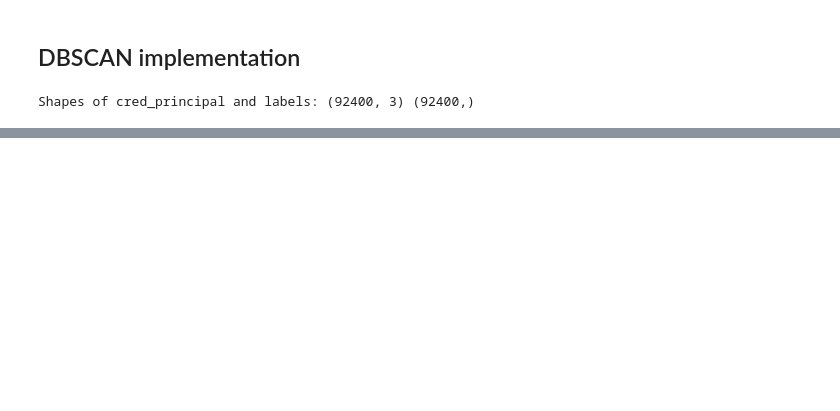
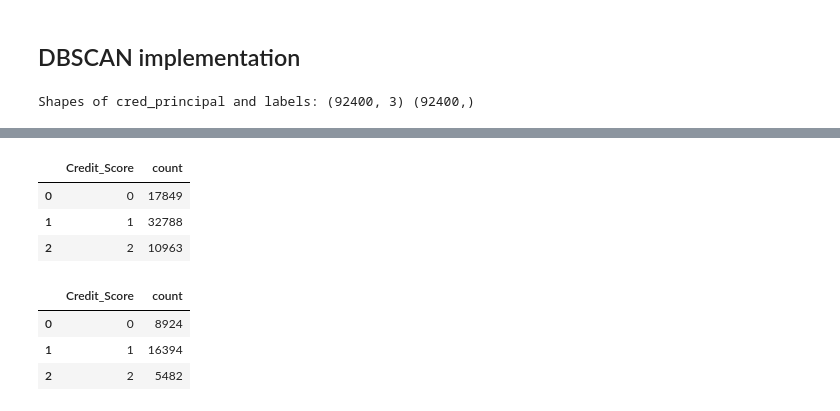
Before and after one commit to tanvimathur11/DDA, a Jupyter notebook: DDA_cleaning-Rough.ipynb, the cells around one changed output, grey strips where cells are left out. Saved outputs shown, nothing was run; the diff lists cells and outputs as text; code cells hidden in the pictures; blank space fills up the shorter version.

```diff
--- a/DDA_cleaning-Rough.ipynb
+++ b/DDA_cleaning-Rough.ipynb
@@ -1518,0 +1655,3 @@ plt.show()
+# %%
+train_data.groupby('Credit_Score').count().toPandas()
+# %% [output]
@@ -1518,0 +1659,11 @@ plt.show()
+|  | Credit_Score | count |
+| 0 | 0 | 17849 |
+| 1 | 1 | 32788 |
+| 2 | 2 | 10963 |
+# %%
+test_data.groupby('Credit_Score').count().toPandas()
+# %% [output]
+|  | Credit_Score | count |
+| 0 | 0 | 8924 |
+| 1 | 1 | 16394 |
+| 2 | 2 | 5482 |
```
Also changed, not shown: parts of 28 cells of this notebook, 6 other files.
